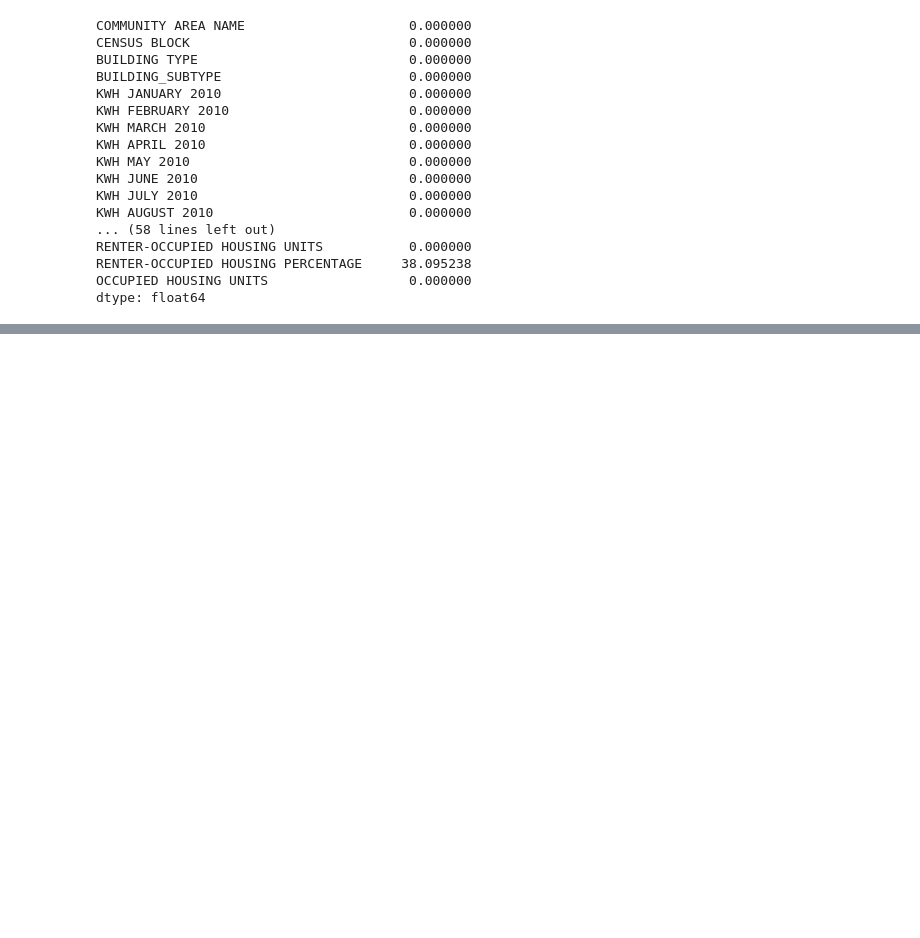
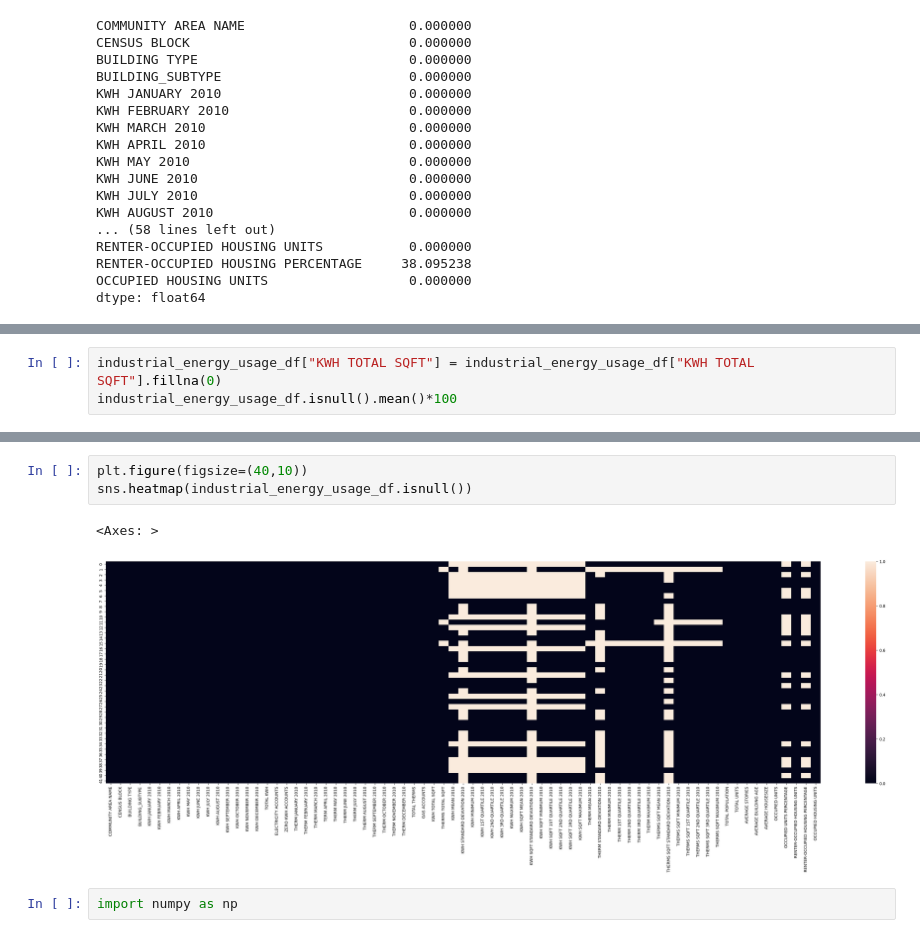
Before and after one commit to Gourav052003/Machine-Learning-Solutions-for-Predicting-Municipal-Waste-Costs-and-Sustainable-Resource-Management, a Jupyter notebook: notebook.ipynb, the cells around one changed output, grey strips where cells are left out. Saved outputs shown, nothing was run; the diff lists cells and outputs as text; blank space fills up the shorter version.

```diff
--- a/notebook.ipynb
+++ b/notebook.ipynb
@@ -133,0 +135,3 @@ sns.heatmap(industrial_energy_usage_df.isnull())
+# %%
+industrial_energy_usage_df["KWH TOTAL SQFT"] = industrial_energy_usage_df["KWH TOTAL SQFT"].fillna(0)
+industrial_energy_usage_df.isnull().mean()*100
@@ -133,0 +161,8 @@ sns.heatmap(industrial_energy_usage_df.isnull())
+# %%
+plt.figure(figsize=(40,10))
+sns.heatmap(industrial_energy_usage_df.isnull())
+# %% [output]
+<Axes: >
+[figure, added]
+# %%
+import numpy as np
```
Also changed, not shown: parts of 8 cells of this notebook.
